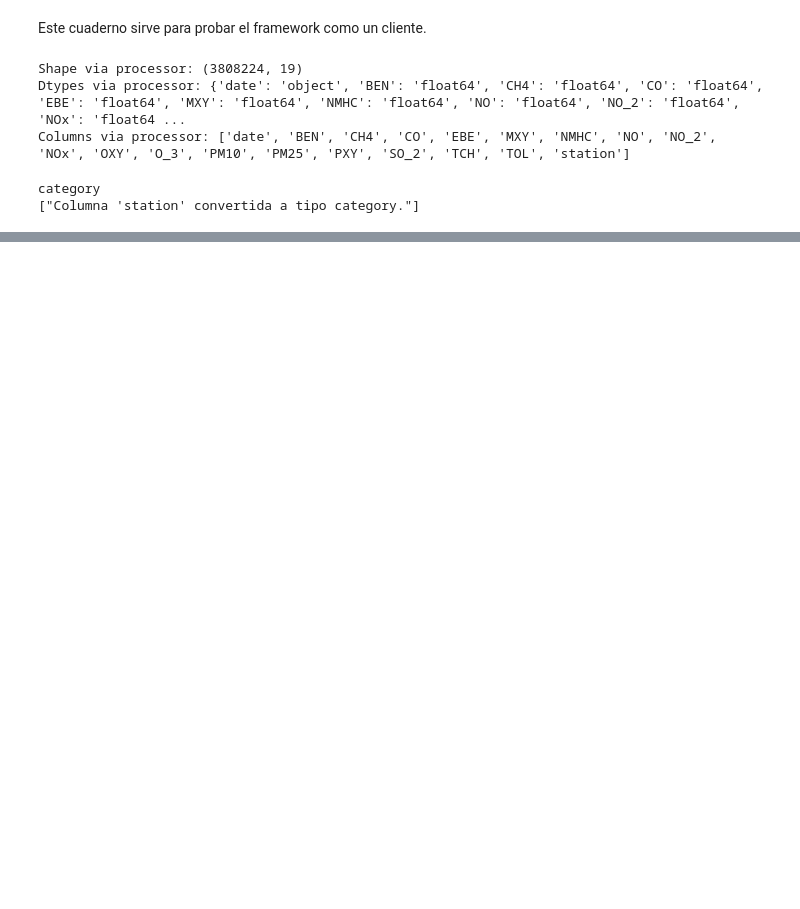
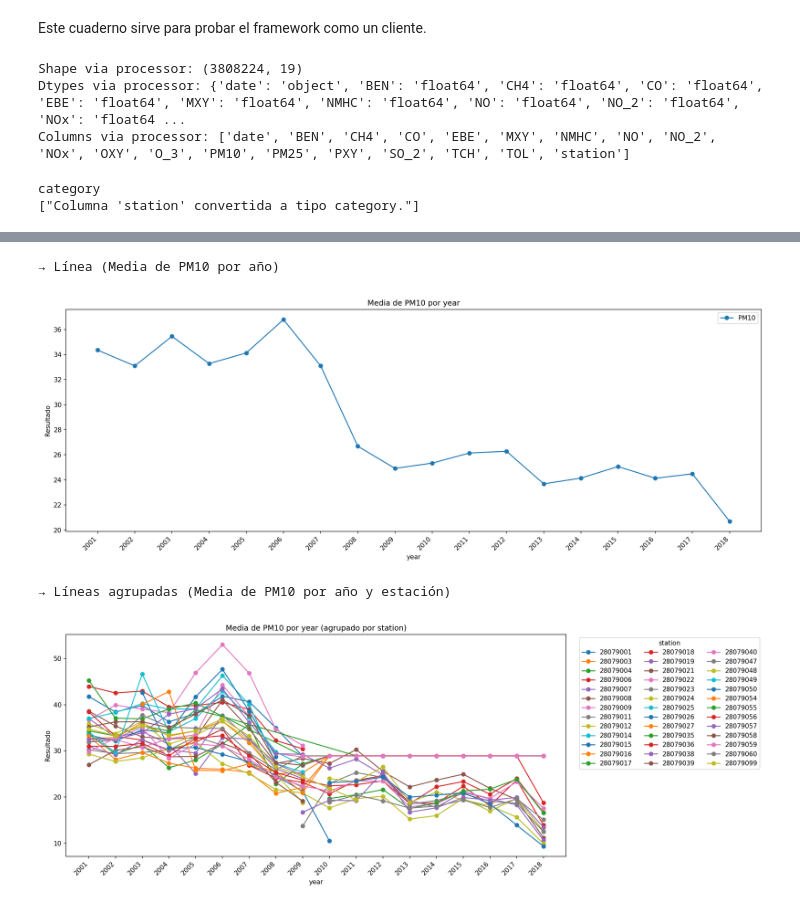
Before and after one commit to AinoaIglesias/ADM-II-Julio, a Jupyter notebook: pruebas.ipynb, the cells around one changed output, grey strips where cells are left out. Saved outputs shown, nothing was run; the diff lists cells and outputs as text; code cells hidden in the pictures; blank space fills up the shorter version.

```diff
--- a/pruebas.ipynb
+++ b/pruebas.ipynb
@@ -199,0 +281,32 @@ Columns via processor: ['date', 'CO', 'NO', 'NO_2', 'NOx', 'O_3', 'PM10', 'SO_2'
+# %%
+#----------------------------------- IPlotStrategy
+#-------------------------------------------------
+# 2. LINEAS Y LINEAS AGRUPADAS
+df_cleaned['year'] = df_cleaned['date'].dt.year.astype(str)
+line = LineChartStrategy()
+
+# 4) Línea simple: media de PM10 por año
+img_line = line.plot(
+    df_cleaned,
+    x_col='year',
+    y_col='PM10',
+    agregacion='Media'
+)
+print("→ Línea (Media de PM10 por año)")
+display(Image(data=img_line))
+
+# 5) Líneas agrupadas: media de PM10 por año, por estación
+img_line_grp = line.plot(
+    df_cleaned,
+    x_col='year',
+    y_col='PM10',
+    agregacion='Media',
+    grupo='station'
+)
+print("→ Líneas agrupadas (Media de PM10 por año y estación)")
+display(Image(data=img_line_grp))
+# %% [output]
+→ Línea (Media de PM10 por año)
+[figure, added]
+→ Líneas agrupadas (Media de PM10 por año y estación)
+[figure, added]
```
Also changed, not shown: parts of 21 cells of this notebook, 5 other files.
